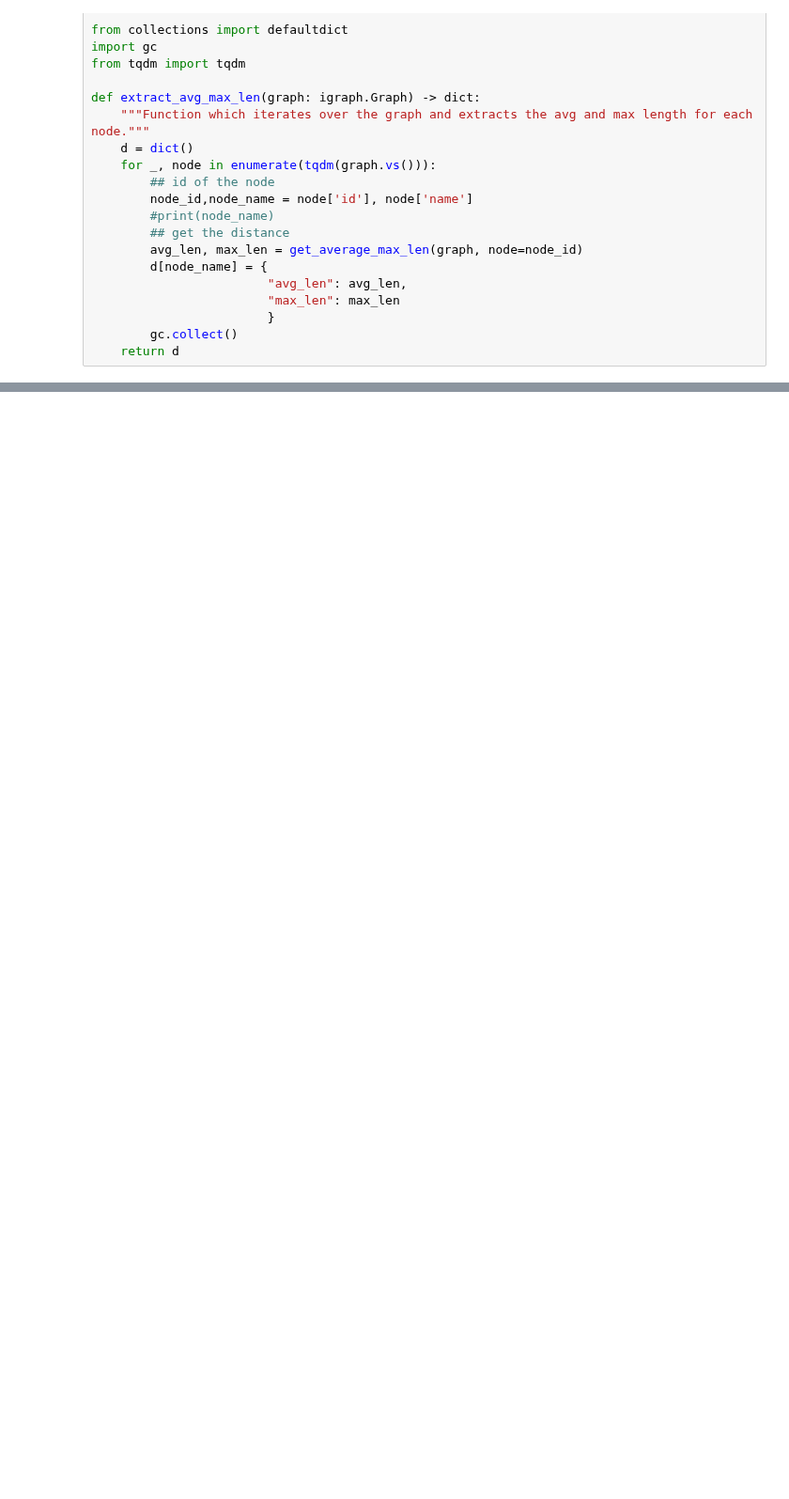
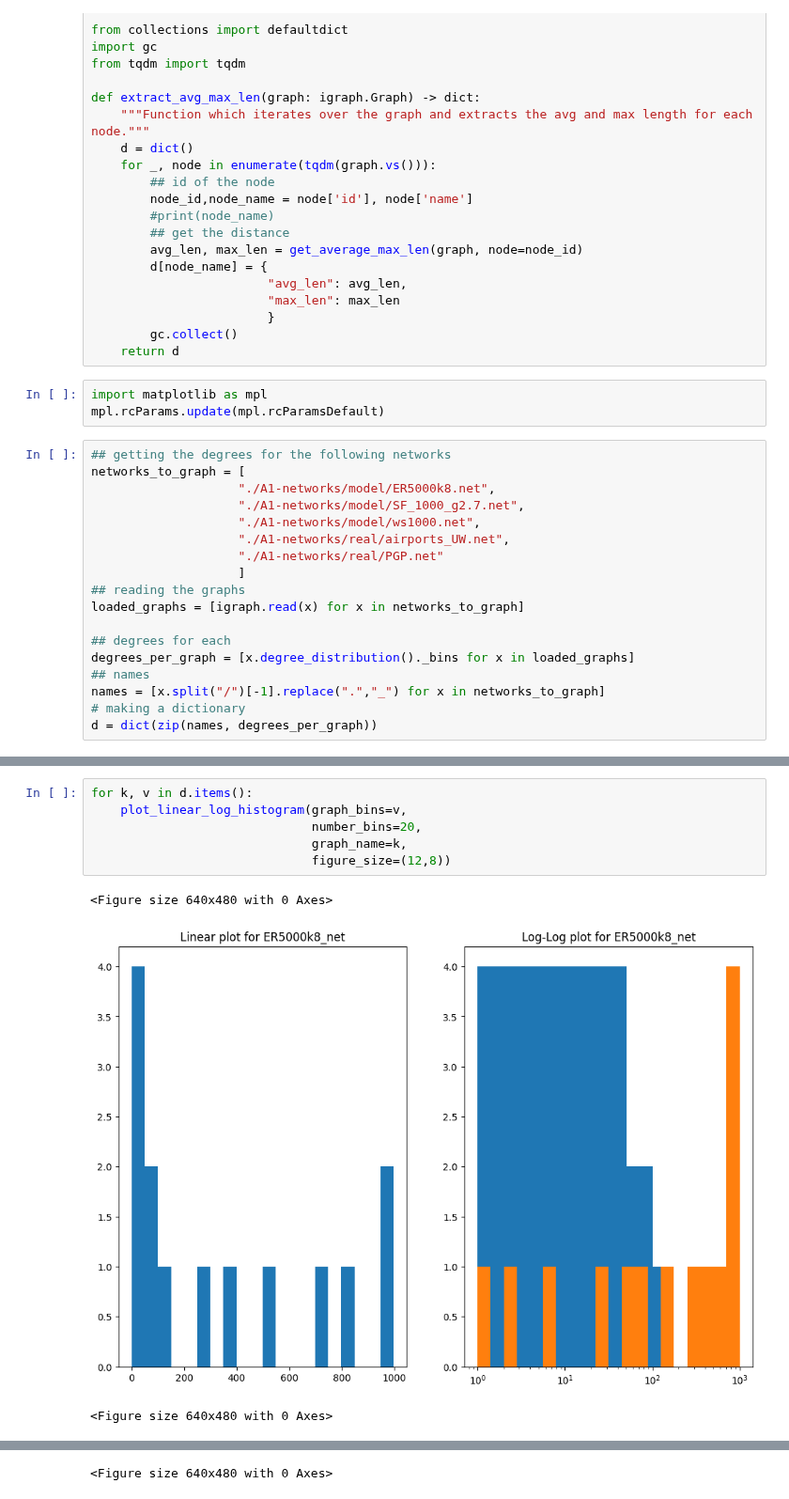
Before and after one commit to EjbejaranosAI/Complex_Networks, a Jupyter notebook: 1_Descriptors/experiments_notebook.ipynb, the cells around one changed output, grey strips where cells are left out. Shown at 94% size. Drawn from its saved outputs; the diff is of its cells as text; blank space fills up the shorter version.

Commit message:
added histograms

```diff
--- a/1_Descriptors/experiments_notebook.ipynb
+++ b/1_Descriptors/experiments_notebook.ipynb
@@ -253,3 +252,24 @@ def extract_avg_max_len(graph: igraph.Graph) -> dict:
                         }
         gc.collect()
     return d
+# %%
+import matplotlib as mpl
+mpl.rcParams.update(mpl.rcParamsDefault)
+# %%
+## getting the degrees for the following networks
+networks_to_graph = [
+                    "./A1-networks/model/ER5000k8.net",
+                    "./A1-networks/model/SF_1000_g2.7.net",
+                    "./A1-networks/model/ws1000.net",
+                    "./A1-networks/real/airports_UW.net",
+                    "./A1-networks/real/PGP.net"
+                    ]
+## reading the graphs
+loaded_graphs = [igraph.read(x) for x in networks_to_graph]
+
+## degrees for each
+degrees_per_graph = [x.degree_distribution()._bins for x in loaded_graphs]
+## names
+names = [x.split("/")[-1].replace(".","_") for x in networks_to_graph]
+# making a dictionary
+d = dict(zip(names, degrees_per_graph))
@@ -255,0 +282,10 @@ def extract_avg_max_len(graph: igraph.Graph) -> dict:
+# %%
+for k, v in d.items():
+    plot_linear_log_histogram(graph_bins=v,
+                              number_bins=20,
+                              graph_name=k,
+                              figure_size=(12,8))
+# %% [output]
+<Figure size 640x480 with 0 Axes>
+[figure, added]
+<Figure size 640x480 with 0 Axes>
@@ -255,0 +293 @@ def extract_avg_max_len(graph: igraph.Graph) -> dict:
+<Figure size 640x480 with 0 Axes>
```
Also changed, not shown: parts of 7 cells of this notebook, 8 other files.
